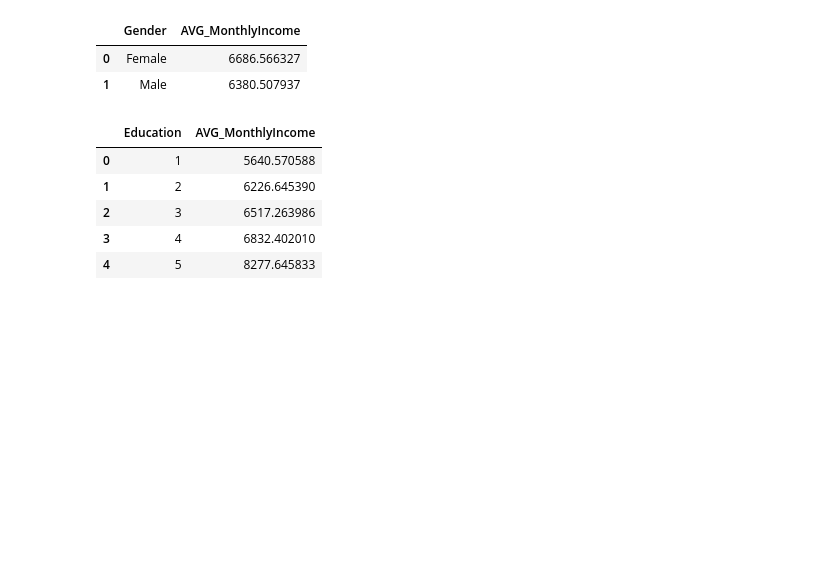
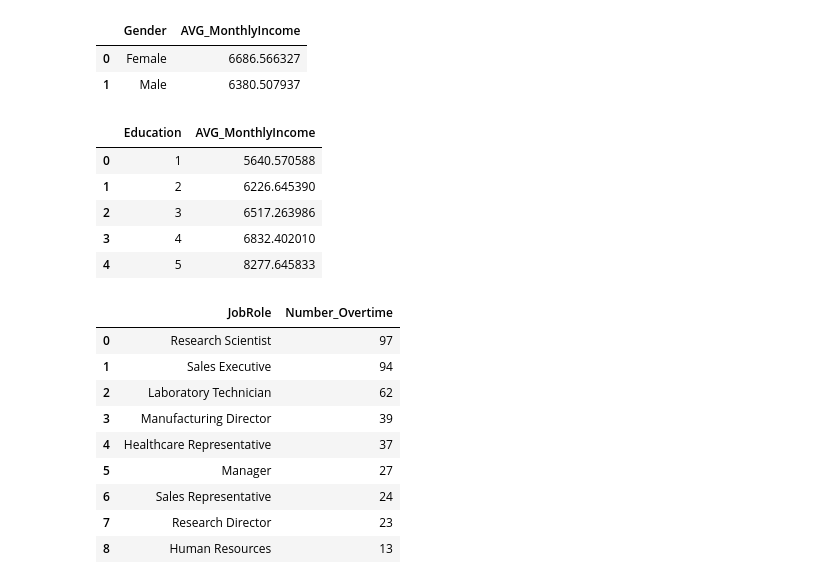
Before and after one commit to ibrahim-alatyan/HR_Analysis_DASHBOARD, a Jupyter notebook: Analysis.ipynb, the cells around one changed output. Cells and saved outputs as stored; diff of their text form; code cells hidden in the pictures; blank space fills up the shorter version.

```diff
--- a/Analysis.ipynb
+++ b/Analysis.ipynb
@@ -332,3 +332,22 @@ avg_income_edu_sql
 | 2 | 3 | 6517.263986 |
 | 3 | 4 | 6832.402010 |
 | 4 | 5 | 8277.645833 |
+# %%
+#Q9/ Which job role works the most overtime?
+mostOvertime_sql = pd.read_sql_query("""SELECT JobRole, COUNT(*) AS Number_Overtime
+                        FROM employees
+                        WHERE OverTime = 'Yes'
+                        GROUP BY JobRole
+                        ORDER BY Number_Overtime DESC;""", conn)
+mostOvertime_sql
+# %% [output]
+|  | JobRole | Number_Overtime |
+| 0 | Research Scientist | 97 |
+| 1 | Sales Executive | 94 |
+| 2 | Laboratory Technician | 62 |
+| 3 | Manufacturing Director | 39 |
+| 4 | Healthcare Representative | 37 |
+| 5 | Manager | 27 |
+| 6 | Sales Representative | 24 |
+| 7 | Research Director | 23 |
+| 8 | Human Resources | 13 |
```
